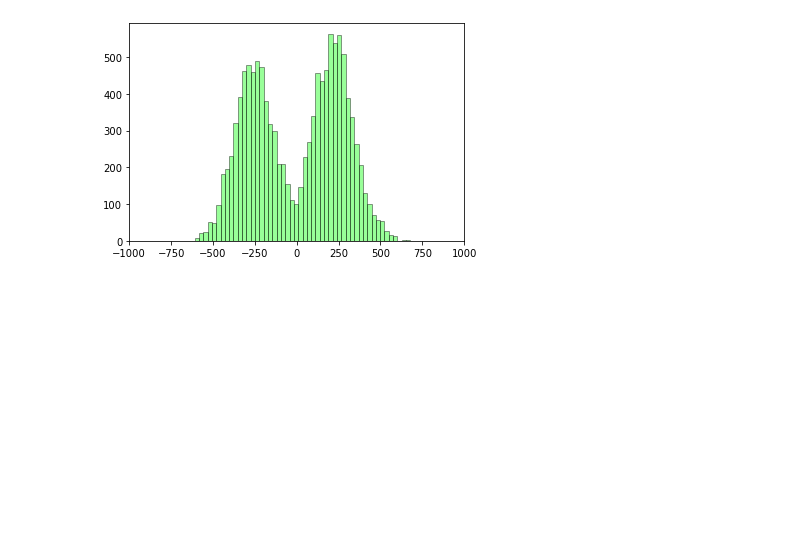
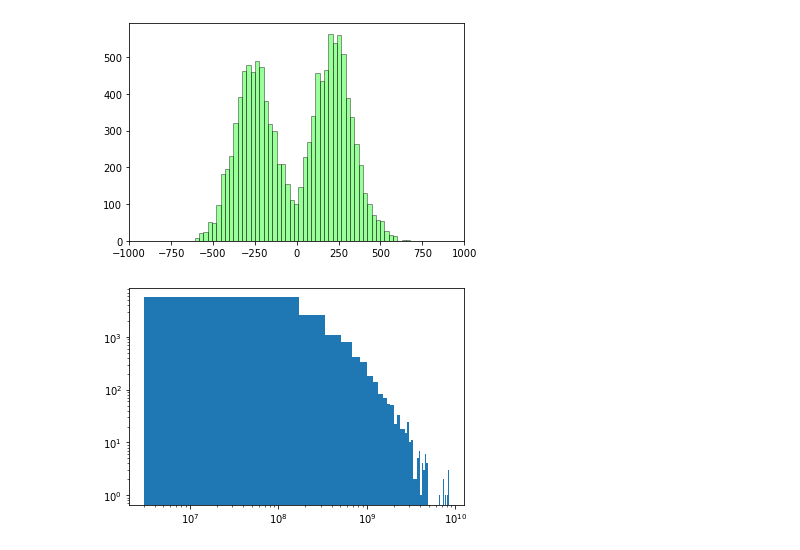
Before and after one commit to hayesla/SolarStatsStuff, a Jupyter notebook: ar_analysis/hek_testing.ipynb, the cells around one changed output. Saved outputs shown, nothing was run; the diff lists cells and outputs as text; code cells hidden in the pictures; blank space fills up the shorter version.

```diff
--- a/ar_analysis/hek_testing.ipynb
+++ b/ar_analysis/hek_testing.ipynb
@@ -313,0 +379,6 @@ plt.xlim(-1000, 1000)
+# %%
+plt.hist(all_data['area_atdiskcenter'], bins=50)
+plt.yscale('log')
+plt.xscale('log')
+# %% [output]
+[figure, added]
```
Also changed, not shown: parts of 35 cells of this notebook.
